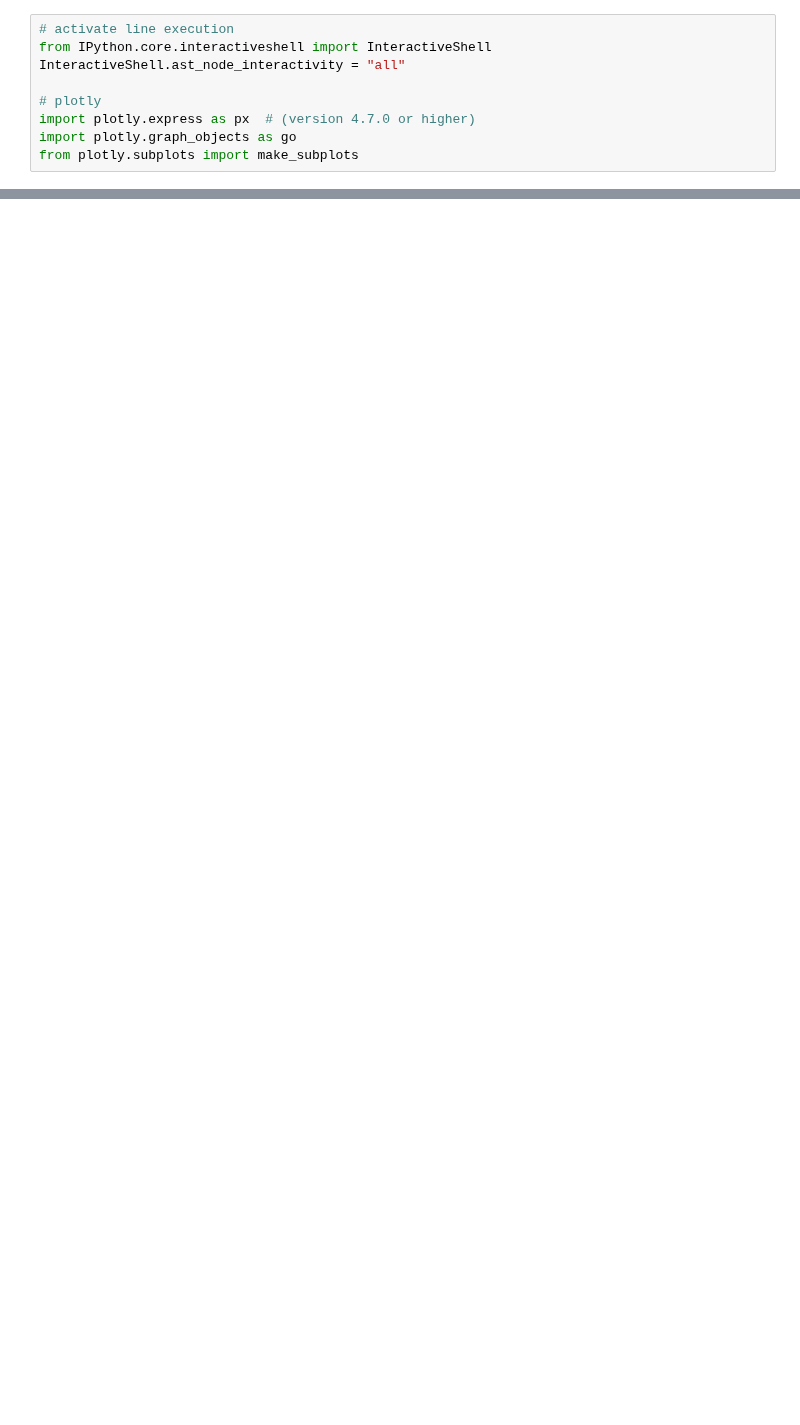
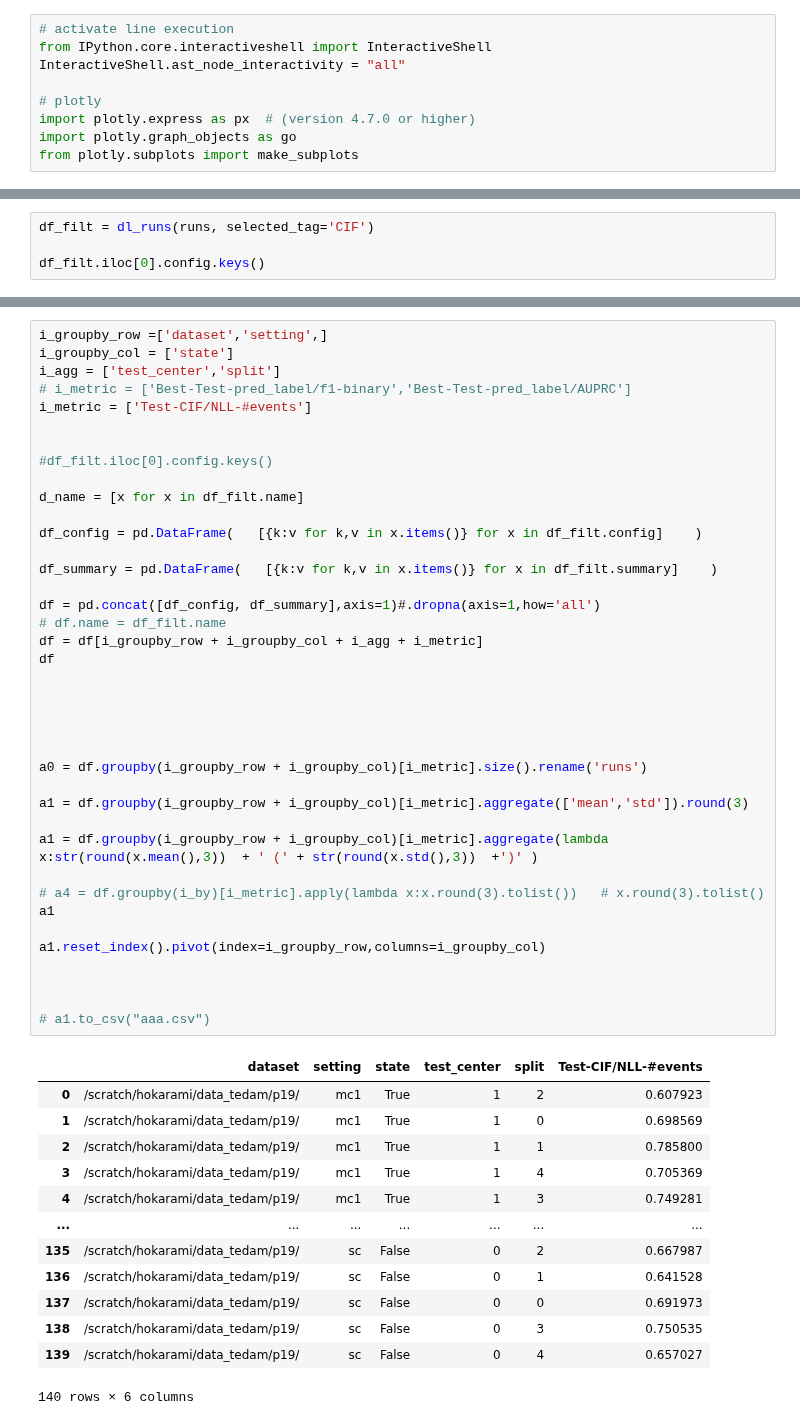
Before and after one commit to hojjatkarami/tedam2, a Jupyter notebook: jup_res.ipynb, the cells around one changed output, grey strips where cells are left out. Drawn from its saved outputs; the diff is of its cells as text; blank space fills up the shorter version.

```diff
--- a/jup_res.ipynb
+++ b/jup_res.ipynb
@@ -160,0 +170,4 @@ fig.show()
+# %%
+df_filt = dl_runs(runs, selected_tag='CIF')
+
+df_filt.iloc[0].config.keys()
@@ -160,0 +176,53 @@ fig.show()
+# %%
+i_groupby_row =['dataset','setting',]
+i_groupby_col = ['state']
+i_agg = ['test_center','split']
+# i_metric = ['Best-Test-pred_label/f1-binary','Best-Test-pred_label/AUPRC']
+i_metric = ['Test-CIF/NLL-#events']
+
+
+#df_filt.iloc[0].config.keys()
+
+d_name = [x for x in df_filt.name]
+
+df_config = pd.DataFrame(   [{k:v for k,v in x.items()} for x in df_filt.config]    )
+
+df_summary = pd.DataFrame(   [{k:v for k,v in x.items()} for x in df_filt.summary]    )
+
+df = pd.concat([df_config, df_summary],axis=1)#.dropna(axis=1,how='all')
+# df.name = df_filt.name
+df = df[i_groupby_row + i_groupby_col + i_agg + i_metric]
+df
+
+
+
+
+
+a0 = df.groupby(i_groupby_row + i_groupby_col)[i_metric].size().rename('runs')
+
+a1 = df.groupby(i_groupby_row + i_groupby_col)[i_metric].aggregate(['mean','std']).round(3)
+
+a1 = df.groupby(i_groupby_row + i_groupby_col)[i_metric].aggregate(lambda x:str(round(x.mean(),3))  + ' (' + str(round(x.std(),3))  +')' )
+
+# a4 = df.groupby(i_by)[i_metric].apply(lambda x:x.round(3).tolist())   # x.round(3).tolist()
+a1
+
+a1.reset_index().pivot(index=i_groupby_row,columns=i_groupby_col)
+
+
+
+# a1.to_csv("aaa.csv")
+# %% [output]
+|  | dataset | setting | state | test_center | split | Test-CIF/NLL-#events |
+| 0 | /scratch/hokarami/data_tedam/p19/ | mc1 | True | 1 | 2 | 0.607923 |
+| 1 | /scratch/hokarami/data_tedam/p19/ | mc1 | True | 1 | 0 | 0.698569 |
+| 2 | /scratch/hokarami/data_tedam/p19/ | mc1 | True | 1 | 1 | 0.785800 |
+| 3 | /scratch/hokarami/data_tedam/p19/ | mc1 | True | 1 | 4 | 0.705369 |
+| 4 | /scratch/hokarami/data_tedam/p19/ | mc1 | True | 1 | 3 | 0.749281 |
+| ... | ... | ... | ... | ... | ... | ... |
+| 135 | /scratch/hokarami/data_tedam/p19/ | sc | False | 0 | 2 | 0.667987 |
+| 136 | /scratch/hokarami/data_tedam/p19/ | sc | False | 0 | 1 | 0.641528 |
+| 137 | /scratch/hokarami/data_tedam/p19/ | sc | False | 0 | 0 | 0.691973 |
+| 138 | /scratch/hokarami/data_tedam/p19/ | sc | False | 0 | 3 | 0.750535 |
+| 139 | /scratch/hokarami/data_tedam/p19/ | sc | False | 0 | 4 | 0.657027 |
+140 rows × 6 columns
```
Also changed, not shown: parts of 12 cells of this notebook, 2 other files.
